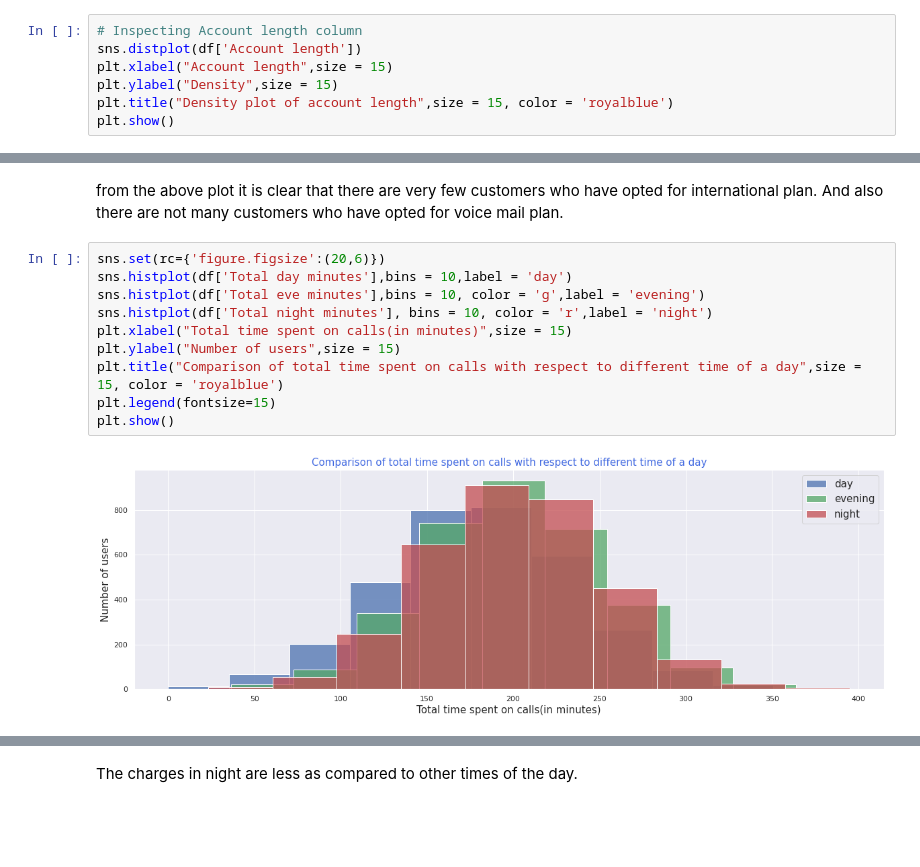
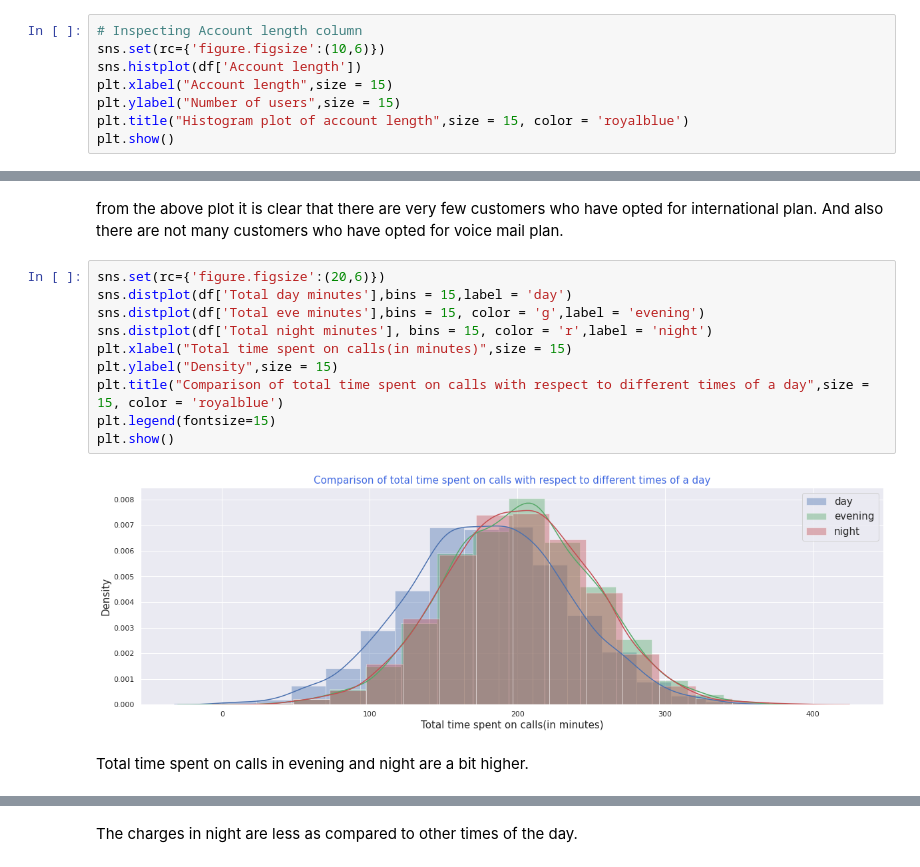
Before and after one commit to OmPrakashGH/Telecom-churn, a Jupyter notebook: Telecom_Churn_Analysis_Capstone_Project.ipynb, the cells around one changed output, grey strips where cells are left out. Saved outputs shown, nothing was run; the diff lists cells and outputs as text; blank space fills up the shorter version.

```diff
--- a/Telecom_Churn_Analysis_Capstone_Project.ipynb
+++ b/Telecom_Churn_Analysis_Capstone_Project.ipynb
@@ -125,9 +125,10 @@ The top 5 states with maximum number of customers are WV,MN,NY,AL and OH.
 There are least number of customers in PA,LA and CA states.
 # %%
 # Inspecting Account length column
-sns.distplot(df['Account length'])
+sns.set(rc={'figure.figsize':(10,6)})
+sns.histplot(df['Account length'])
 plt.xlabel("Account length",size = 15)
-plt.ylabel("Density",size = 15)
-plt.title("Density plot of account length",size = 15, color = 'royalblue')
+plt.ylabel("Number of users",size = 15)
+plt.title("Histogram plot of account length",size = 15, color = 'royalblue')
 plt.show()
 # %% [output]
@@ -155,13 +156,15 @@ plt.show()
 from the above plot it is clear that there are very few customers who have opted for international plan. And also there are not many customers who have opted for voice mail plan.
 # %%
 sns.set(rc={'figure.figsize':(20,6)})
-sns.histplot(df['Total day minutes'],bins = 10,label = 'day')
-sns.histplot(df['Total eve minutes'],bins = 10, color = 'g',label = 'evening')
-sns.histplot(df['Total night minutes'], bins = 10, color = 'r',label = 'night')
+sns.distplot(df['Total day minutes'],bins = 15,label = 'day')
+sns.distplot(df['Total eve minutes'],bins = 15, color = 'g',label = 'evening')
+sns.distplot(df['Total night minutes'], bins = 15, color = 'r',label = 'night')
 plt.xlabel("Total time spent on calls(in minutes)",size = 15)
-plt.ylabel("Number of users",size = 15)
-plt.title("Comparison of total time spent on calls with respect to different time of a day",size = 15, color = 'royalblue')
+plt.ylabel("Density",size = 15)
+plt.title("Comparison of total time spent on calls with respect to different times of a day",size = 15, color = 'royalblue')
 plt.legend(fontsize=15)
 plt.show()
 # %% [output]
-[figure, old version]
+[figure, new version]
+# %% [markdown]
+Total time spent on calls in evening and night are a bit higher.
```
Also changed, not shown: parts of 24 cells of this notebook.
